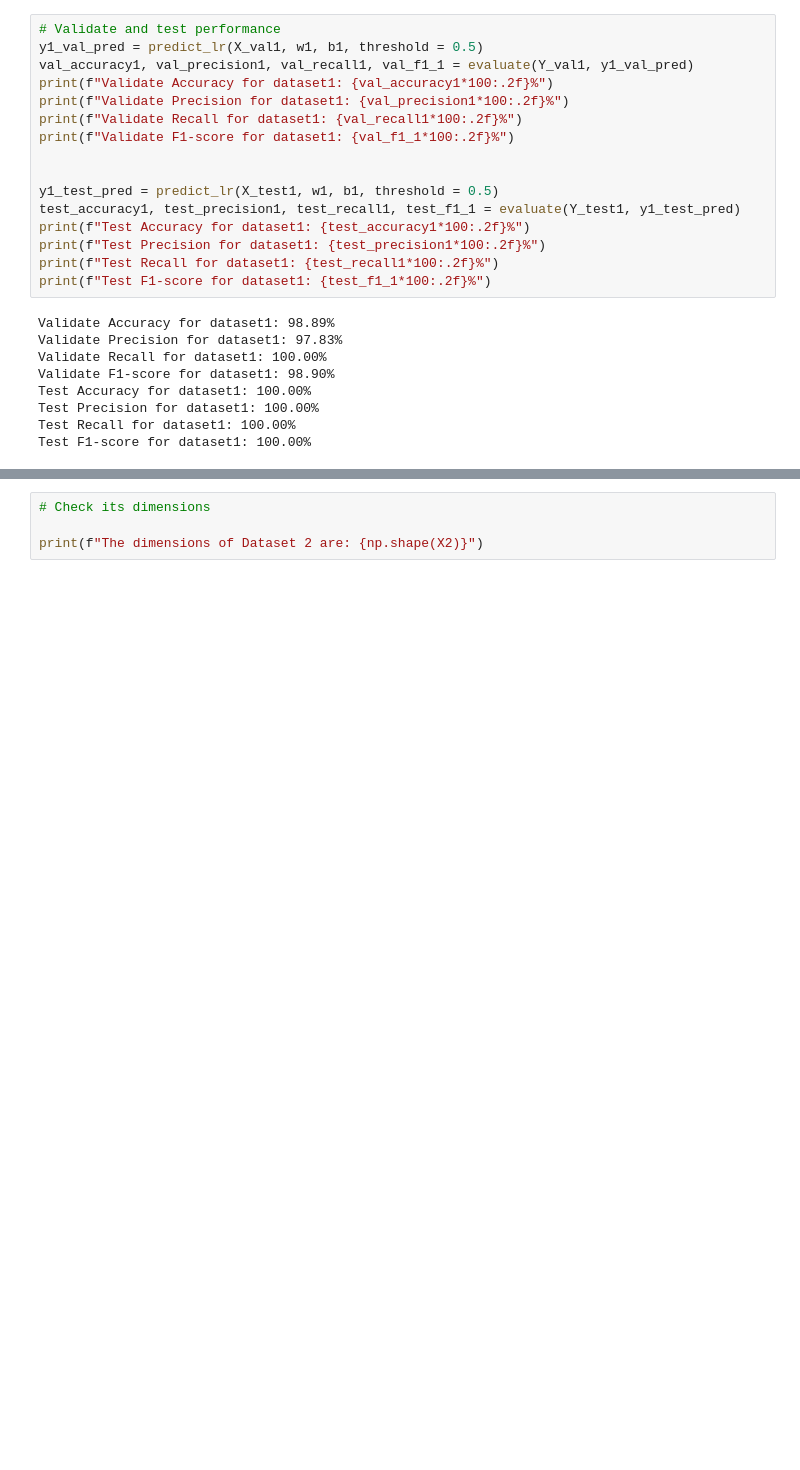
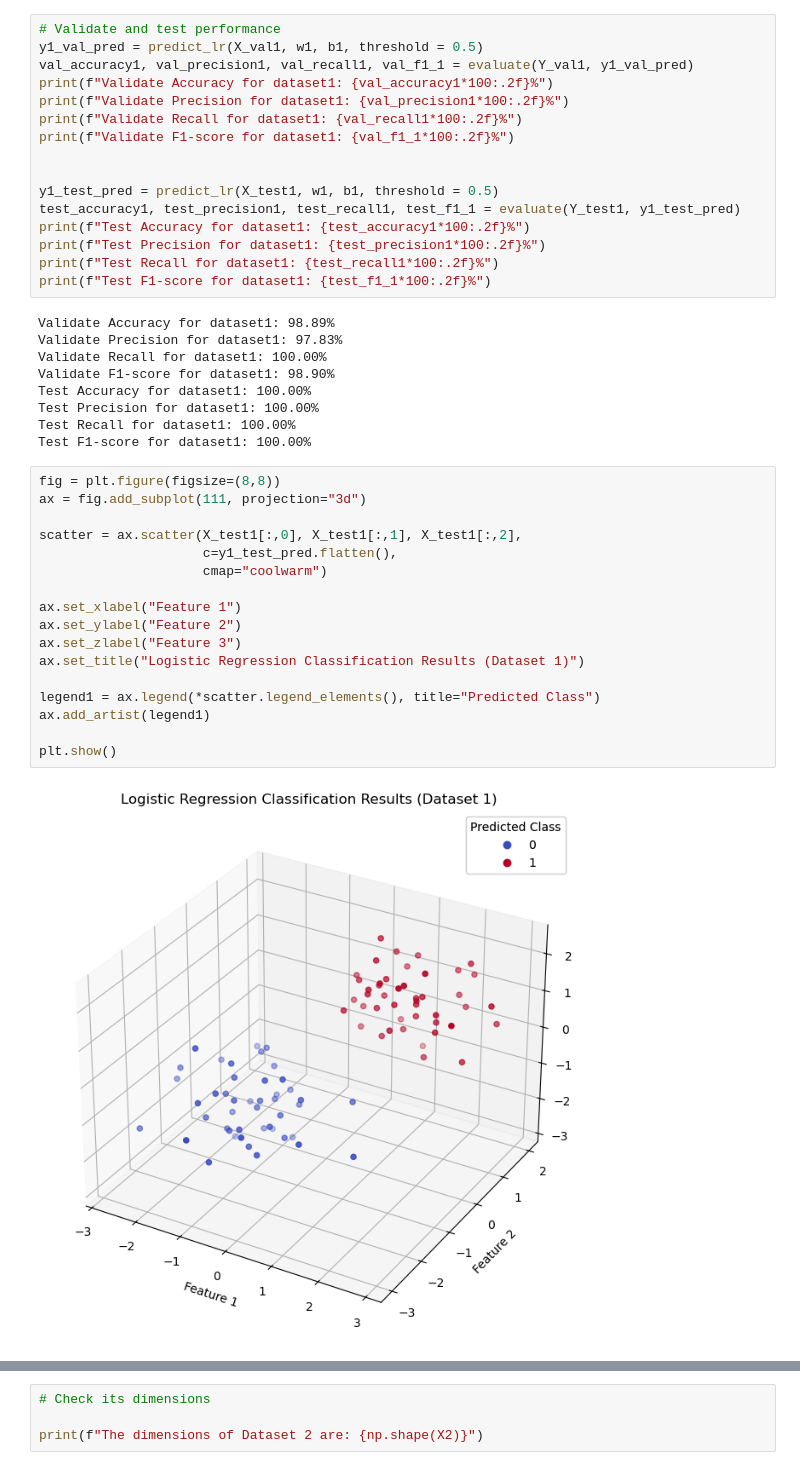
Before and after one commit to aakanksha1500/CT5133_DL_colab, a Jupyter notebook: DL_Assignment1_latest.ipynb, the cells around one changed output, grey strips where cells are left out. Drawn from its saved outputs; the diff is of its cells as text; blank space fills up the shorter version.

```diff
--- a/DL_Assignment1_latest.ipynb
+++ b/DL_Assignment1_latest.ipynb
@@ -391,6 +393,25 @@ Test Accuracy for dataset1: 100.00%
 Test Precision for dataset1: 100.00%
 Test Recall for dataset1: 100.00%
 Test F1-score for dataset1: 100.00%
+# %%
+fig = plt.figure(figsize=(8,8))
+ax = fig.add_subplot(111, projection="3d")
+
+scatter = ax.scatter(X_test1[:,0], X_test1[:,1], X_test1[:,2],
+                     c=y1_test_pred.flatten(),
+                     cmap="coolwarm")
+
+ax.set_xlabel("Feature 1")
+ax.set_ylabel("Feature 2")
+ax.set_zlabel("Feature 3")
+ax.set_title("Logistic Regression Classification Results (Dataset 1)")
+
+legend1 = ax.legend(*scatter.legend_elements(), title="Predicted Class")
+ax.add_artist(legend1)
+
+plt.show()
+# %% [output]
+[figure, added]
 # %%
 # Loading Dataset 2
 # Use pandas to read the CSV file as a dataframe
```
Also changed, not shown: parts of 19 cells of this notebook.
